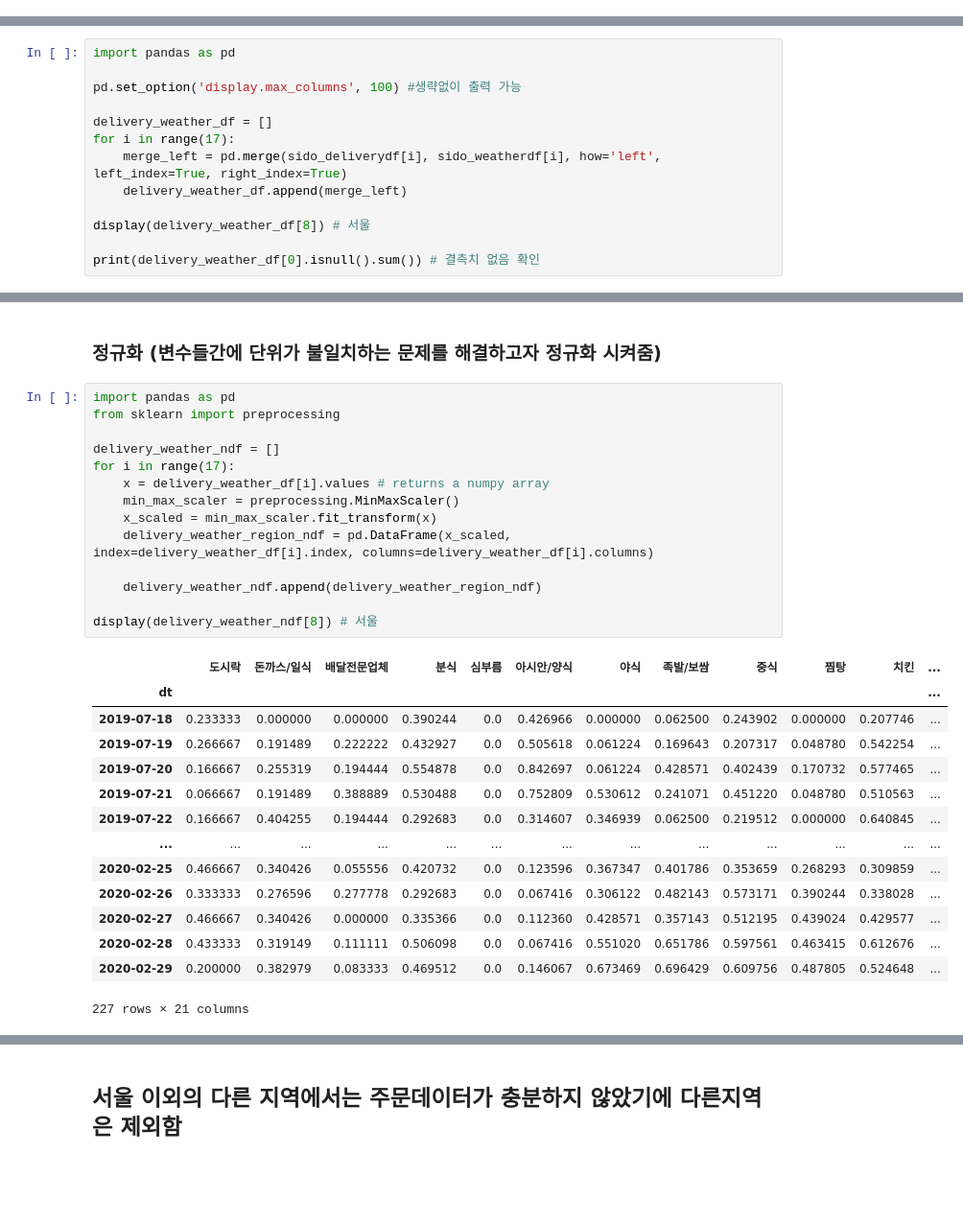
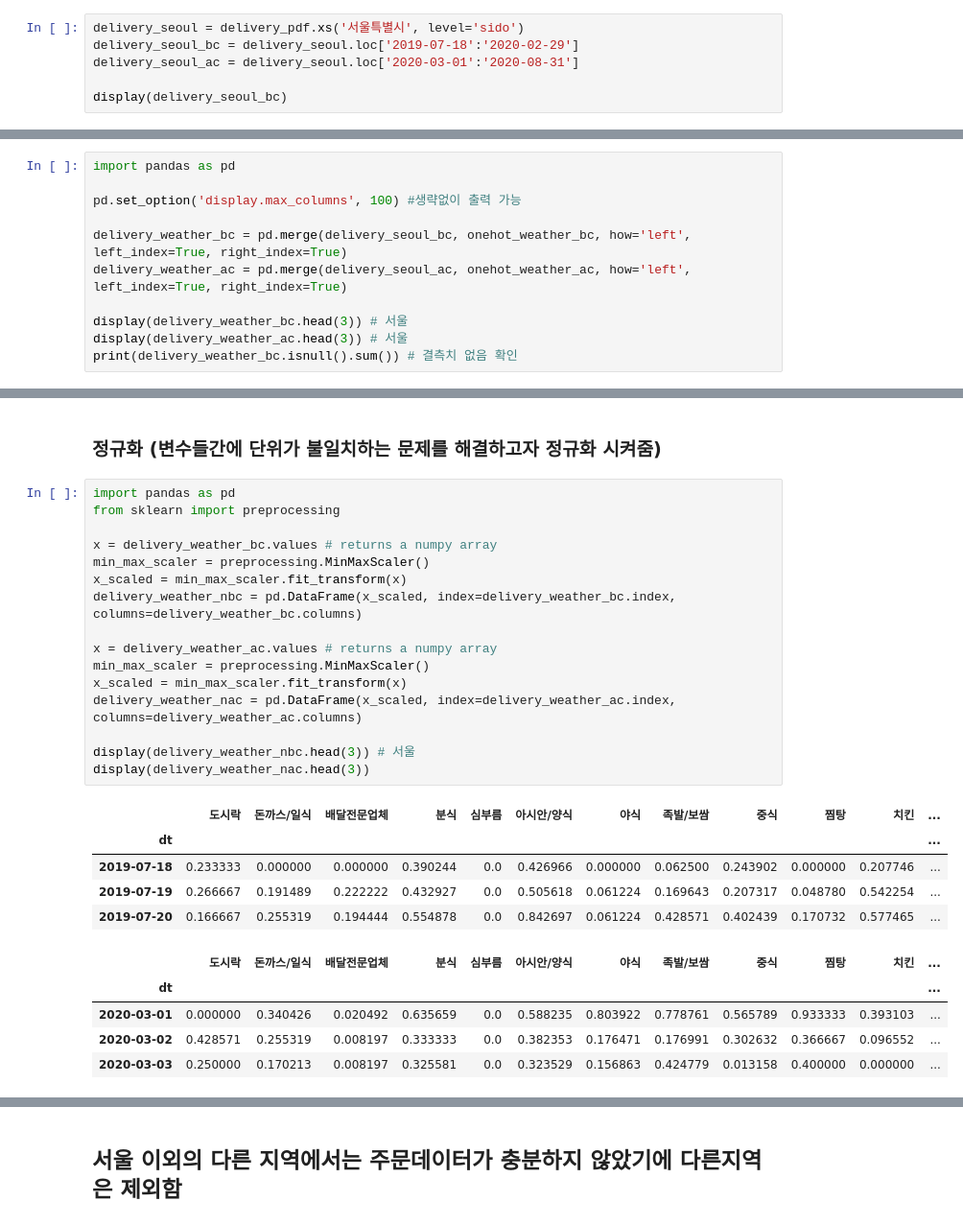
Before and after one commit to Hsquare-get/Python-Analysis, a Jupyter notebook: Analysis Project/delivery_weather.ipynb, the cells around one changed output, grey strips where cells are left out. Shown at 96% size. Saved outputs shown, nothing was run; the diff lists cells and outputs as text; blank space fills up the shorter version.

```diff
--- a/Analysis Project/delivery_weather.ipynb
+++ b/Analysis Project/delivery_weather.ipynb
@@ -290,0 +318,6 @@ display(sido_deliverydf[8]) # 서울
+# %%
+delivery_seoul = delivery_pdf.xs('서울특별시', level='sido')
+delivery_seoul_bc = delivery_seoul.loc['2019-07-18':'2020-02-29']
+delivery_seoul_ac = delivery_seoul.loc['2020-03-01':'2020-08-31']
+
+display(delivery_seoul_bc)
@@ -293,14 +383,12 @@ import pandas as pd
 
 pd.set_option('display.max_columns', 100) #생략없이 출력 가능
 
-delivery_weather_df = []
-for i in range(17):
-    merge_left = pd.merge(sido_deliverydf[i], sido_weatherdf[i], how='left', left_index=True, right_index=True)
-    delivery_weather_df.append(merge_left)
+delivery_weather_bc = pd.merge(delivery_seoul_bc, onehot_weather_bc, how='left', left_index=True, right_index=True)
+delivery_weather_ac = pd.merge(delivery_seoul_ac, onehot_weather_ac, how='left', left_index=True, right_index=True)
 
-display(delivery_weather_df[8]) # 서울
-
-print(delivery_weather_df[0].isnull().sum()) # 결측치 없음 확인
+display(delivery_weather_bc.head(3)) # 서울
+display(delivery_weather_ac.head(3)) # 서울
+print(delivery_weather_bc.isnull().sum()) # 결측치 없음 확인
 # %% [output]
 |  | 도시락 | 돈까스/일식 | 배달전문업체 | 분식 | 심부름 | 아시안/양식 | 야식 | 족발/보쌈 | 중식 | 찜탕 | 치킨 | ... |
 | dt |  |  |  |  |  |  |  |  |  |  |  | ... |
@@ -338,31 +422,29 @@ dtype: int64
 # %%
 import pandas as pd
 from sklearn import preprocessing
 
-delivery_weather_ndf = []
-for i in range(17):
-    x = delivery_weather_df[i].values # returns a numpy array
-    min_max_scaler = preprocessing.MinMaxScaler()
-    x_scaled = min_max_scaler.fit_transform(x)
-    delivery_weather_region_ndf = pd.DataFrame(x_scaled, index=delivery_weather_df[i].index, columns=delivery_weather_df[i].columns)
+x = delivery_weather_bc.values # returns a numpy array
+min_max_scaler = preprocessing.MinMaxScaler()
+x_scaled = min_max_scaler.fit_transform(x)
+delivery_weather_nbc = pd.DataFrame(x_scaled, index=delivery_weather_bc.index, columns=delivery_weather_bc.columns)
 
-    delivery_weather_ndf.append(delivery_weather_region_ndf)
+x = delivery_weather_ac.values # returns a numpy array
+min_max_scaler = preprocessing.MinMaxScaler()
+x_scaled = min_max_scaler.fit_transform(x)
+delivery_weather_nac = pd.DataFrame(x_scaled, index=delivery_weather_ac.index, columns=delivery_weather_ac.columns)
 
-display(delivery_weather_ndf[8]) # 서울
+display(delivery_weather_nbc.head(3)) # 서울
+display(delivery_weather_nac.head(3))
 # %% [output]
 |  | 도시락 | 돈까스/일식 | 배달전문업체 | 분식 | 심부름 | 아시안/양식 | 야식 | 족발/보쌈 | 중식 | 찜탕 | 치킨 | ... |
 | dt |  |  |  |  |  |  |  |  |  |  |  | ... |
 | 2019-07-18 | 0.233333 | 0.000000 | 0.000000 | 0.390244 | 0.0 | 0.426966 | 0.000000 | 0.062500 | 0.243902 | 0.000000 | 0.207746 | ... |
 | 2019-07-19 | 0.266667 | 0.191489 | 0.222222 | 0.432927 | 0.0 | 0.505618 | 0.061224 | 0.169643 | 0.207317 | 0.048780 | 0.542254 | ... |
 | 2019-07-20 | 0.166667 | 0.255319 | 0.194444 | 0.554878 | 0.0 | 0.842697 | 0.061224 | 0.428571 | 0.402439 | 0.170732 | 0.577465 | ... |
-| 2019-07-21 | 0.066667 | 0.191489 | 0.388889 | 0.530488 | 0.0 | 0.752809 | 0.530612 | 0.241071 | 0.451220 | 0.048780 | 0.510563 | ... |
-| 2019-07-22 | 0.166667 | 0.404255 | 0.194444 | 0.292683 | 0.0 | 0.314607 | 0.346939 | 0.062500 | 0.219512 | 0.000000 | 0.640845 | ... |
-| ... | ... | ... | ... | ... | ... | ... | ... | ... | ... | ... | ... | ... |
-| 2020-02-25 | 0.466667 | 0.340426 | 0.055556 | 0.420732 | 0.0 | 0.123596 | 0.367347 | 0.401786 | 0.353659 | 0.268293 | 0.309859 | ... |
-| 2020-02-26 | 0.333333 | 0.276596 | 0.277778 | 0.292683 | 0.0 | 0.067416 | 0.306122 | 0.482143 | 0.573171 | 0.390244 | 0.338028 | ... |
-| 2020-02-27 | 0.466667 | 0.340426 | 0.000000 | 0.335366 | 0.0 | 0.112360 | 0.428571 | 0.357143 | 0.512195 | 0.439024 | 0.429577 | ... |
-| 2020-02-28 | 0.433333 | 0.319149 | 0.111111 | 0.506098 | 0.0 | 0.067416 | 0.551020 | 0.651786 | 0.597561 | 0.463415 | 0.612676 | ... |
-| 2020-02-29 | 0.200000 | 0.382979 | 0.083333 | 0.469512 | 0.0 | 0.146067 | 0.673469 | 0.696429 | 0.609756 | 0.487805 | 0.524648 | ... |
-227 rows × 21 columns
+|  | 도시락 | 돈까스/일식 | 배달전문업체 | 분식 | 심부름 | 아시안/양식 | 야식 | 족발/보쌈 | 중식 | 찜탕 | 치킨 | ... |
+| dt |  |  |  |  |  |  |  |  |  |  |  | ... |
+| 2020-03-01 | 0.000000 | 0.340426 | 0.020492 | 0.635659 | 0.0 | 0.588235 | 0.803922 | 0.778761 | 0.565789 | 0.933333 | 0.393103 | ... |
+| 2020-03-02 | 0.428571 | 0.255319 | 0.008197 | 0.333333 | 0.0 | 0.382353 | 0.176471 | 0.176991 | 0.302632 | 0.366667 | 0.096552 | ... |
+| 2020-03-03 | 0.250000 | 0.170213 | 0.008197 | 0.325581 | 0.0 | 0.323529 | 0.156863 | 0.424779 | 0.013158 | 0.400000 | 0.000000 | ... |
 # %%
 # 지역별 주문 업종과 기온간의 상관관계 확인
```
Also changed, not shown: parts of 12 cells of this notebook.
